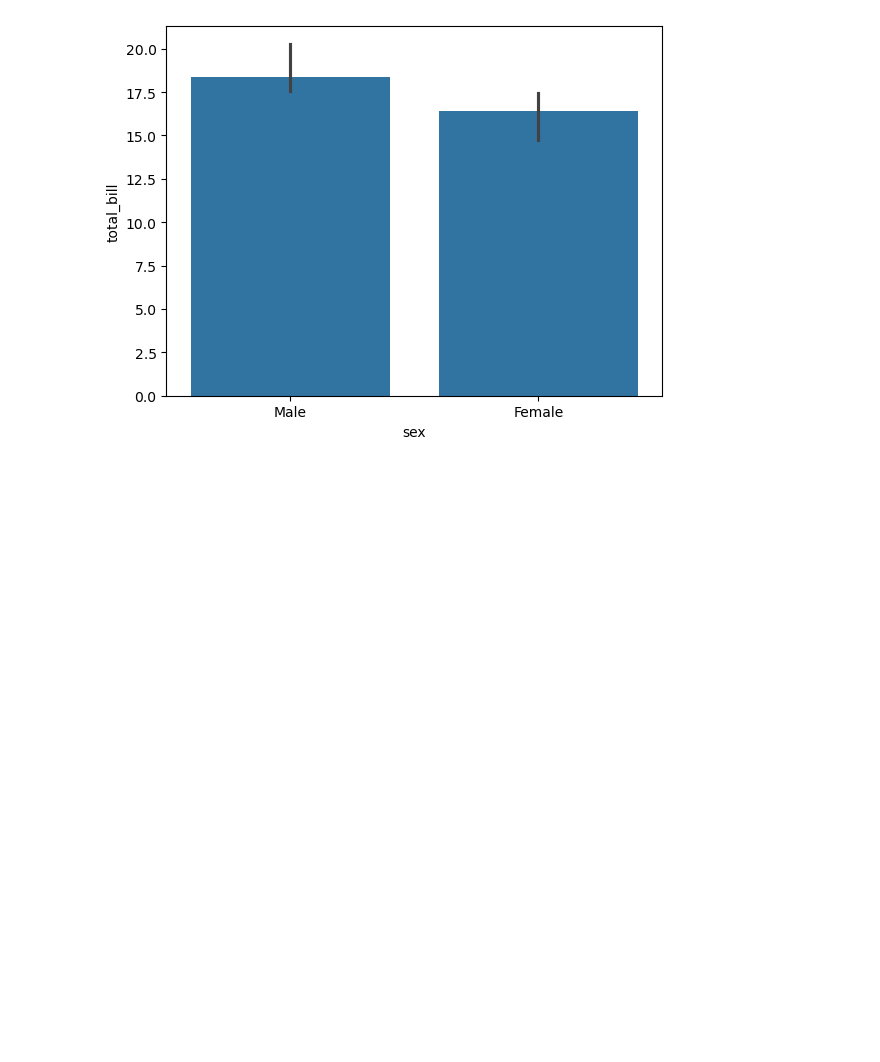
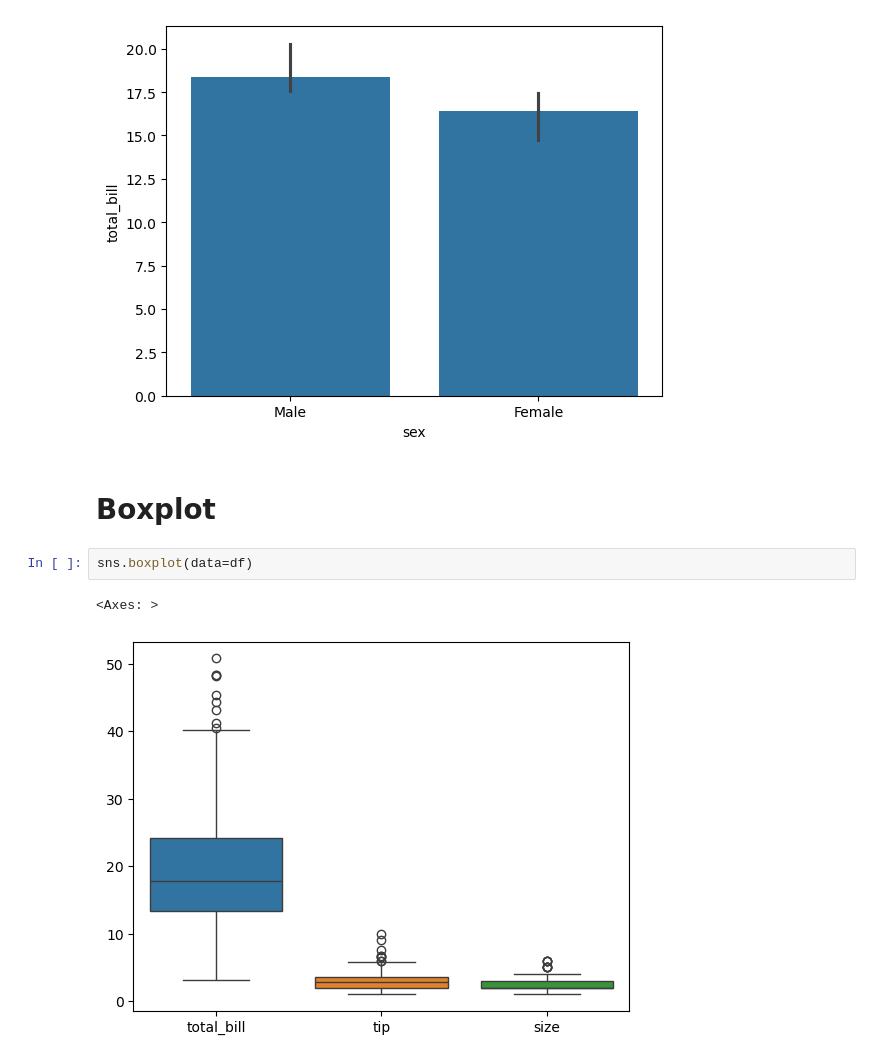
Before and after one commit to bhavya230/Seaborn_practice, a Jupyter notebook: Seaborn.ipynb, the cells around one changed output. Saved outputs shown, nothing was run; the diff lists cells and outputs as text; blank space fills up the shorter version.

Commit message:
boxplot

```diff
--- a/Seaborn.ipynb
+++ b/Seaborn.ipynb
@@ -186,3 +186,10 @@ sns.barplot(x="sex",y="total_bill",estimator=np.median,data=df)
 # %% [output]
 <Axes: xlabel='sex', ylabel='total_bill'>
 [figure]
+# %% [markdown]
+# Boxplot
+# %%
+sns.boxplot(data=df)
+# %% [output]
+<Axes: >
+[figure, added]
```
Also changed, not shown: parts of 3 cells of this notebook.
